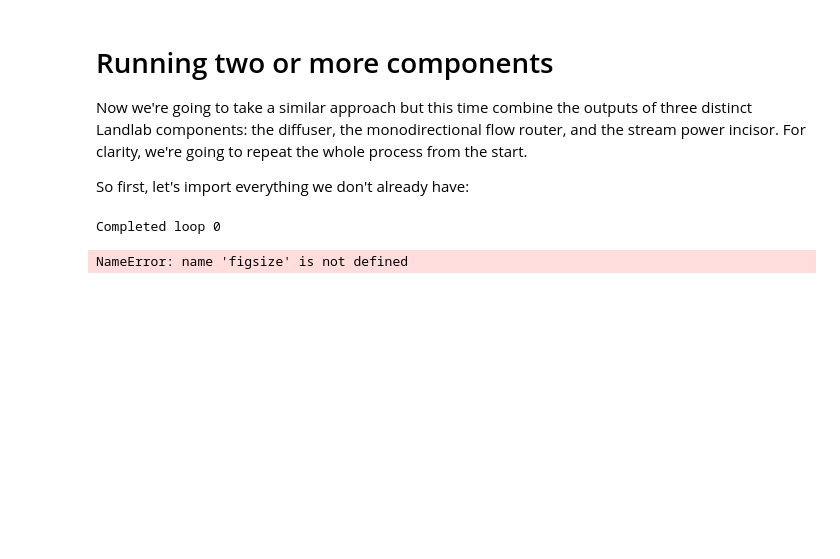
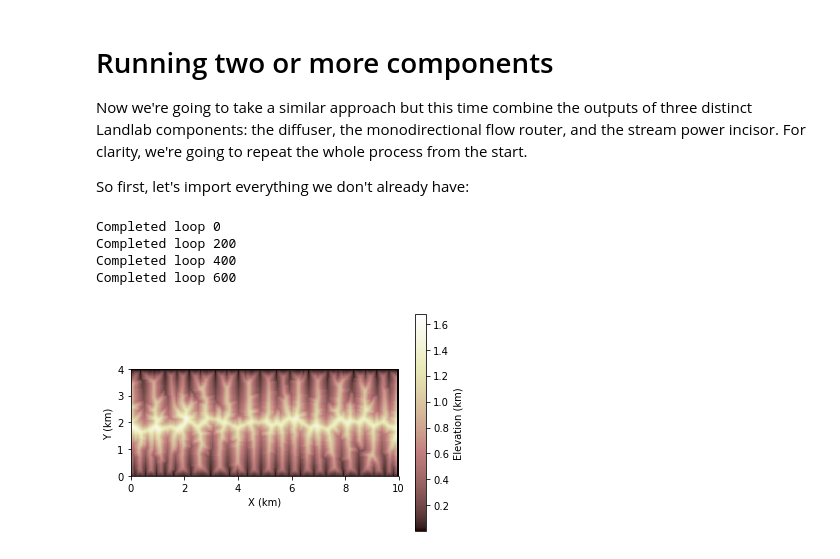
Before and after one commit to cctrunz/mathmodelling, a Jupyter notebook: Homework5_/component_tutorial-Celia.ipynb, the cells around one changed output. Drawn from its saved outputs; the diff is of its cells as text; code cells hidden in the pictures; blank space fills up the shorter version.

```diff
--- a/Homework5_/component_tutorial-Celia.ipynb
+++ b/Homework5_/component_tutorial-Celia.ipynb
@@ -24,16 +25,17 @@ from pylab import savefig
 ####################
 
 # Import parameters from a txt file
-input_file = './coupled_params_celia.txt'
-inputs = load_params(input_file) # load the data into a dictionary
+#input_file = './coupled_params_celia.txt'
+#inputs = load_params(input_file) # load the data into a dictionary
+
 
 # Write paramter from txt file
-nrows = inputs['nrows'] # Nombre de ligne
-ncols = inputs['ncols'] # Nombre de colonne
-dx = inputs['dx'] # Espacement dans les deux directions [m]
-uplift_rate = inputs['uplift_rate'] #[m/s]
-total_t = inputs['total_time']
-dt = inputs['dt']
+nrows = 200 # Nombre de ligne
+ncols = 500 # Nombre de colonne
+dx = 0.02 # Espacement dans les deux directions [m]
+uplift_rate = 0.01 #[m/s]
+total_t = 400.
+dt = 0.5
 
 #Set parameters for modelisation
 nt = int(total_t // dt) #this is how many loops we'll need
@@ -49,31 +51,35 @@ for edge in (mg.nodes_at_left_edge, mg.nodes_at_right_edge):
     mg.status_at_node[edge] = CLOSED_BOUNDARY
 for edge in (mg.nodes_at_top_edge, mg.nodes_at_bottom_edge):
     mg.status_at_node[edge] = FIXED_VALUE_BOUNDARY
-
-# instantiate components
-fr = FlowRouter(mg, **inputs)
-sp = FastscapeEroder(mg, **inputs)
-lin_diffuse = LinearDiffuser(mg, **inputs)
-
-
-# run
-z[:] = initial_roughness
-#figure('topo with diffusion')
-for i in range(nt):
-    lin_diffuse.run_one_step(dt)  # no diffusion this time
-    fr.run_one_step() # route_flow isn't time sensitive, so it doesn't take dt as input
-    sp.run_one_step(dt)
-    mg.at_node['topographic__elevation'][mg.core_nodes] += uplift_per_step # add the uplift
-    if i % 200 == 0:
-        print ('Completed loop %d' % i)
-        figure(figsize(15,5))
-        imshow_grid(mg, 'topographic__elevation', grid_units=['km','km'], var_name='Elevation (km)')
-        savefig('topo%d.jpg' % i )
-
-# plot
-#figure('topo with diffusion')
-#imshow_grid(mg, 'topographic__elevation', grid_units=['km','km'],
-            #var_name='Elevation (km)')
-# %% [output]
-Completed loop 0
-NameError: name 'figsize' is not defined
+# %%
+{'m_sp': 0.42, 'K_sp': 0.03, 'n_sp': 1.0, 'linear_diffusivity': 0.36}
+
+# instantiate components
+fr = FlowRouter(mg, **inputs)
+sp = FastscapeEroder(mg, **inputs)
+lin_diffuse = LinearDiffuser(mg, **inputs)
+# run
+z[:] = initial_roughness
+#figure('topo with diffusion')
+for i in range(nt):
+    lin_diffuse.run_one_step(dt)  # no diffusion this time
+    fr.run_one_step() # route_flow isn't time sensitive, so it doesn't take dt as input
+    sp.run_one_step(dt)
+    mg.at_node['topographic__elevation'][mg.core_nodes] += uplift_per_step # add the uplift
+    if i % 200 == 0:
+        print ('Completed loop %d' % i)
+#        figure()
+#        #figsize(15,5)
+#        imshow_grid(mg, 'topographic__elevation', grid_units=['km','km'], var_name='Elevation (km)')
+#        savefig('topo%d.jpg' % i )
+
+# plot
+figure('topo with diffusion')
+imshow_grid(mg, 'topographic__elevation', grid_units=['km','km'],
+            var_name='Elevation (km)')
+# %% [output]
+Completed loop 0
+Completed loop 200
+Completed loop 400
+Completed loop 600
+[figure, added]
```
Also changed, not shown: parts of 1 cell of this notebook, 11 other files.
